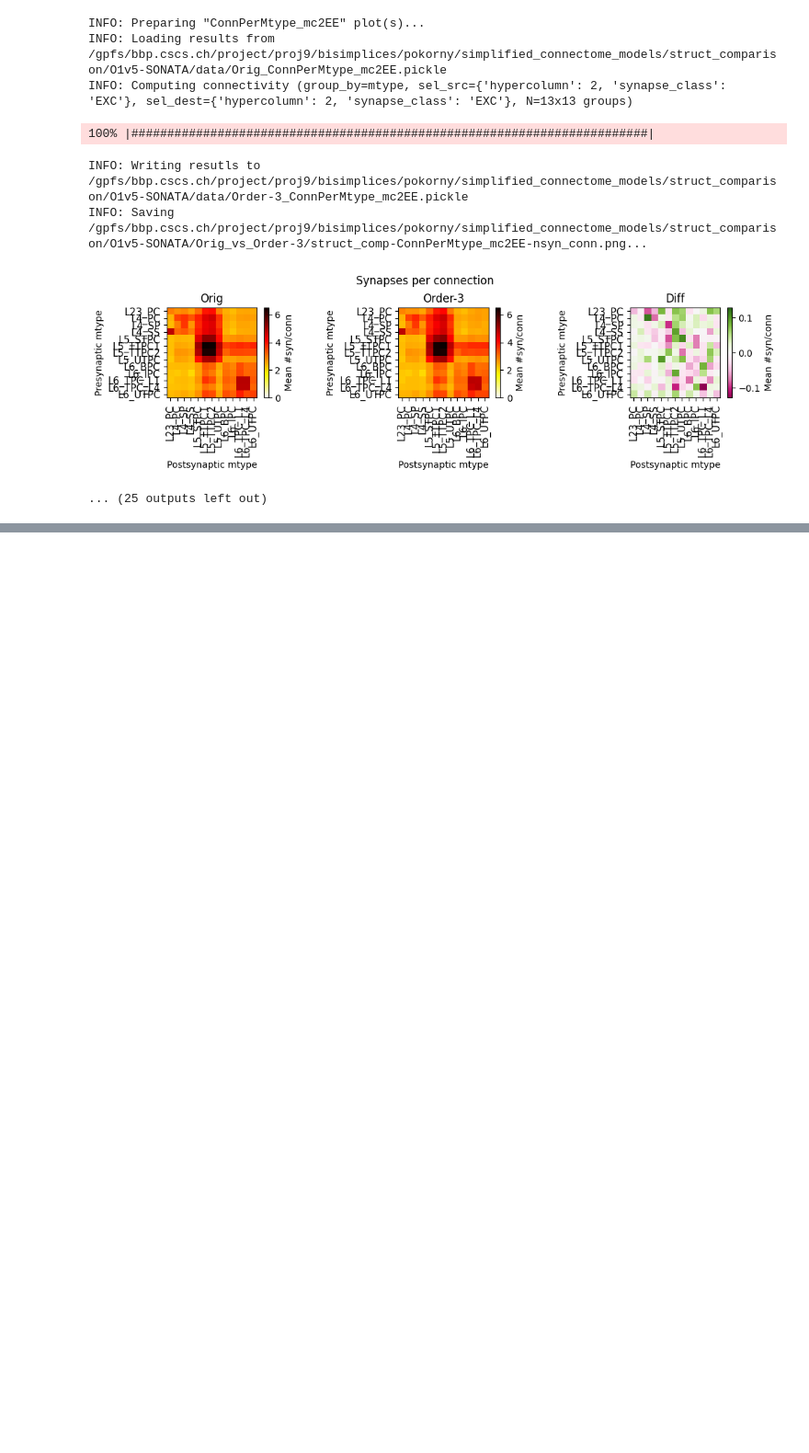
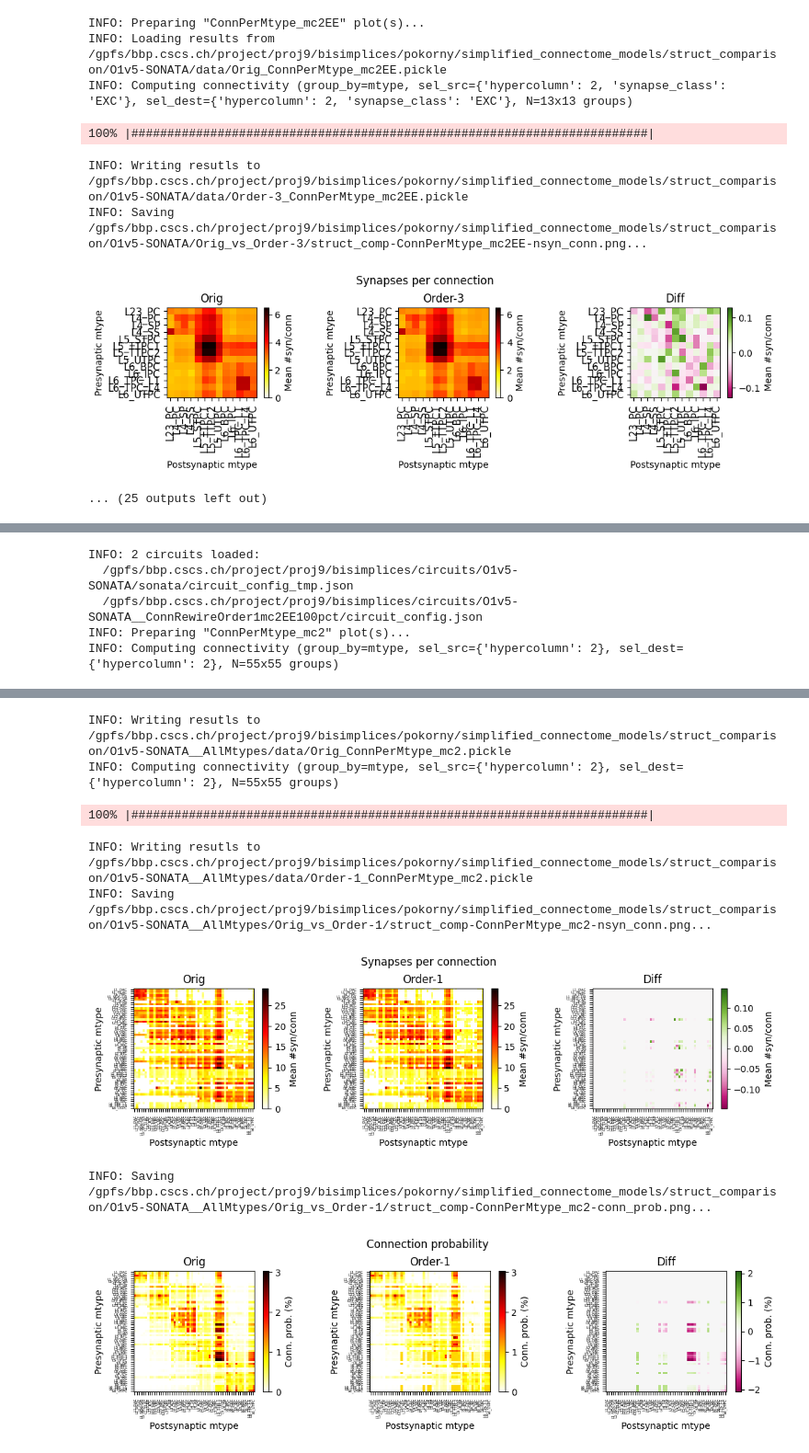
Before and after one commit to BlueBrain/o1v5-workflows, a Jupyter notebook: simplified_connectome_models/notebooks/O1v5_struct_comparator.ipynb, the cells around one changed output, grey strips where cells are left out. Shown at 92% size. Cells and saved outputs as stored; diff of their text form; code cells hidden in the pictures; blank space fills up the shorter version.

```diff
--- a/simplified_connectome_models/notebooks/O1v5_struct_comparator.ipynb
+++ b/simplified_connectome_models/notebooks/O1v5_struct_comparator.ipynb
@@ -237,0 +294,5 @@ INFO: Saving /gpfs/bbp.cscs.ch/project/proj9/bisimplices/pokorny/simplified_conn
+# %%
+# Load config & run 1st-order comparison of all m-types (EXC + INH)
+structcomp_config = load_config_from_file(config_paths[-1], 'structcomp_config__O1v5-SONATA__AllMtypes__Orig_vs_Order-1.json')
+structural_comparator.main(structcomp_config, show_fig=True, force_recomp=[False, False])
+# %% [output]
@@ -237,0 +300,5 @@ INFO: Saving /gpfs/bbp.cscs.ch/project/proj9/bisimplices/pokorny/simplified_conn
+INFO: 2 circuits loaded:
+  /gpfs/bbp.cscs.ch/project/proj9/bisimplices/circuits/O1v5-SONATA/sonata/circuit_config_tmp.json
+  /gpfs/bbp.cscs.ch/project/proj9/bisimplices/circuits/O1v5-SONATA__ConnRewireOrder1mc2EE100pct/circuit_config.json
+INFO: Preparing "ConnPerMtype_mc2" plot(s)...
+INFO: Computing connectivity (group_by=mtype, sel_src={'hypercolumn': 2}, sel_dest={'hypercolumn': 2}, N=55x55 groups)
@@ -237,0 +307,8 @@ INFO: Saving /gpfs/bbp.cscs.ch/project/proj9/bisimplices/pokorny/simplified_conn
+INFO: Writing resutls to /gpfs/bbp.cscs.ch/project/proj9/bisimplices/pokorny/simplified_connectome_models/struct_comparison/O1v5-SONATA__AllMtypes/data/Orig_ConnPerMtype_mc2.pickle
+INFO: Computing connectivity (group_by=mtype, sel_src={'hypercolumn': 2}, sel_dest={'hypercolumn': 2}, N=55x55 groups)
+100% |########################################################################|
+INFO: Writing resutls to /gpfs/bbp.cscs.ch/project/proj9/bisimplices/pokorny/simplified_connectome_models/struct_comparison/O1v5-SONATA__AllMtypes/data/Order-1_ConnPerMtype_mc2.pickle
+INFO: Saving /gpfs/bbp.cscs.ch/project/proj9/bisimplices/pokorny/simplified_connectome_models/struct_comparison/O1v5-SONATA__AllMtypes/Orig_vs_Order-1/struct_comp-ConnPerMtype_mc2-nsyn_conn.png...
+[figure, added]
+INFO: Saving /gpfs/bbp.cscs.ch/project/proj9/bisimplices/pokorny/simplified_connectome_models/struct_comparison/O1v5-SONATA__AllMtypes/Orig_vs_Order-1/struct_comp-ConnPerMtype_mc2-conn_prob.png...
+[figure, added]
```
Also changed, not shown: parts of 6 cells of this notebook.
